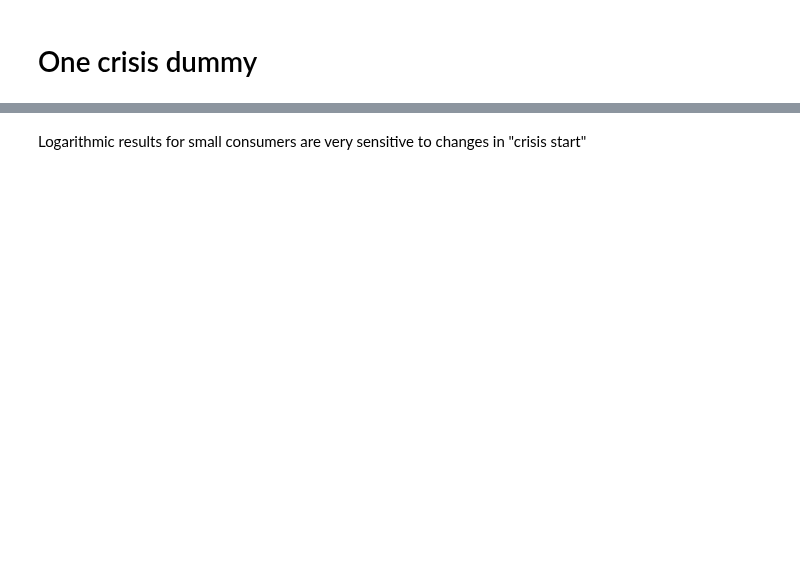
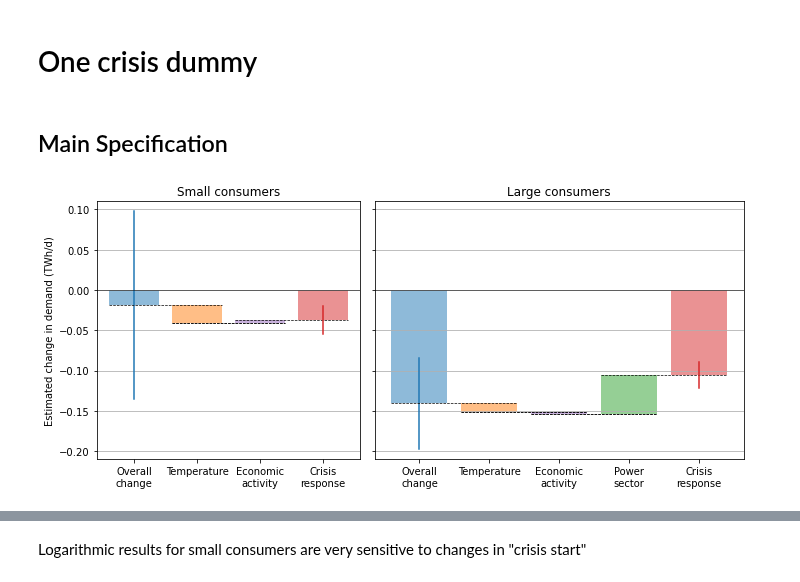
Before and after one commit to oruhnau/energy_demand, a Jupyter notebook: top_down/analysis.ipynb, the cells around one changed output, grey strips where cells are left out. Drawn from its saved outputs; the diff is of its cells as text; code cells hidden in the pictures; blank space fills up the shorter version.

```diff
--- a/top_down/analysis.ipynb
+++ b/top_down/analysis.ipynb
@@ -176,2 +194,13 @@ def one_dummy(further_controls=False, econ=False):
 
     return results
+# %% [markdown]
+## Main Specification
+# %%
+log=False
+fitting_start = "2017-01-01"
+crisis_start = "2021-08-01"
+results = one_dummy(econ=True)
+plt.ylim(-.21, .11)
+plt.savefig(f'one_dummy.png', dpi=300)
+# %% [output]
+[figure, added]
```
Also changed, not shown: parts of 77 cells of this notebook, 6 other files.
